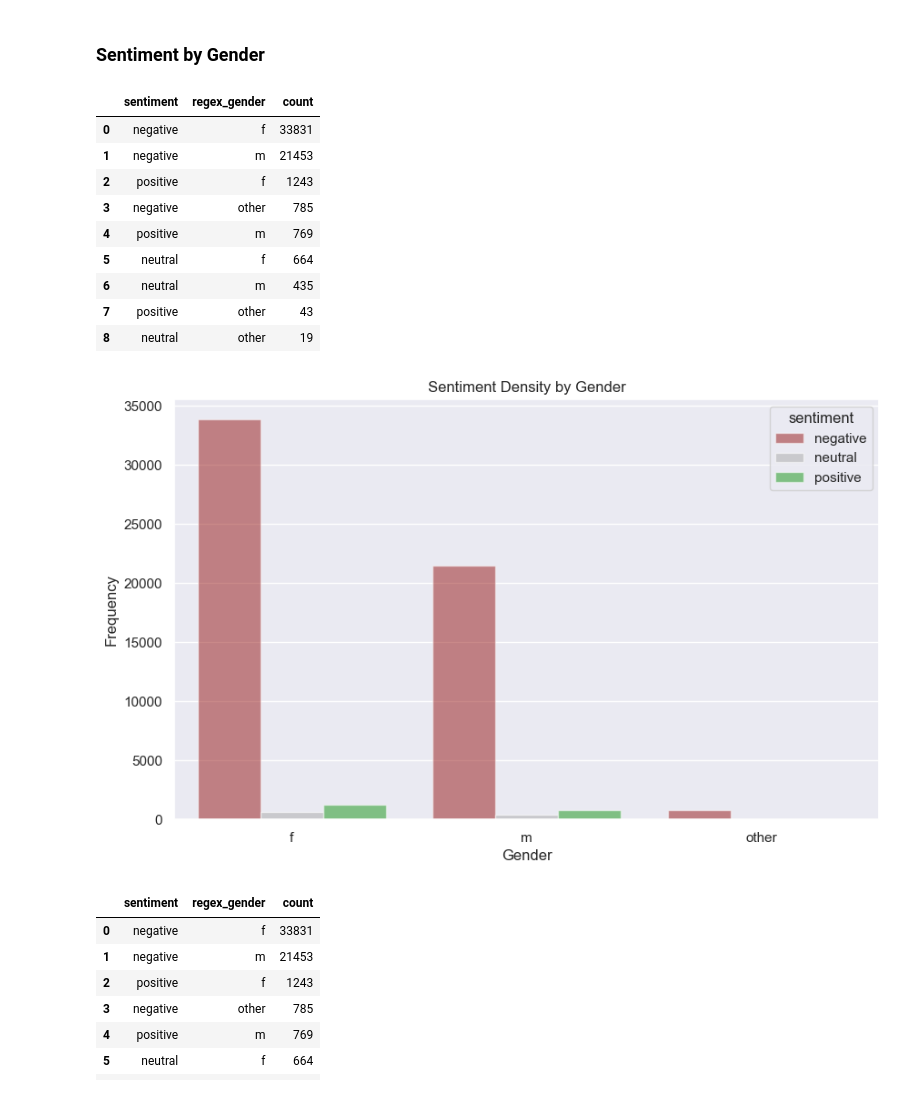
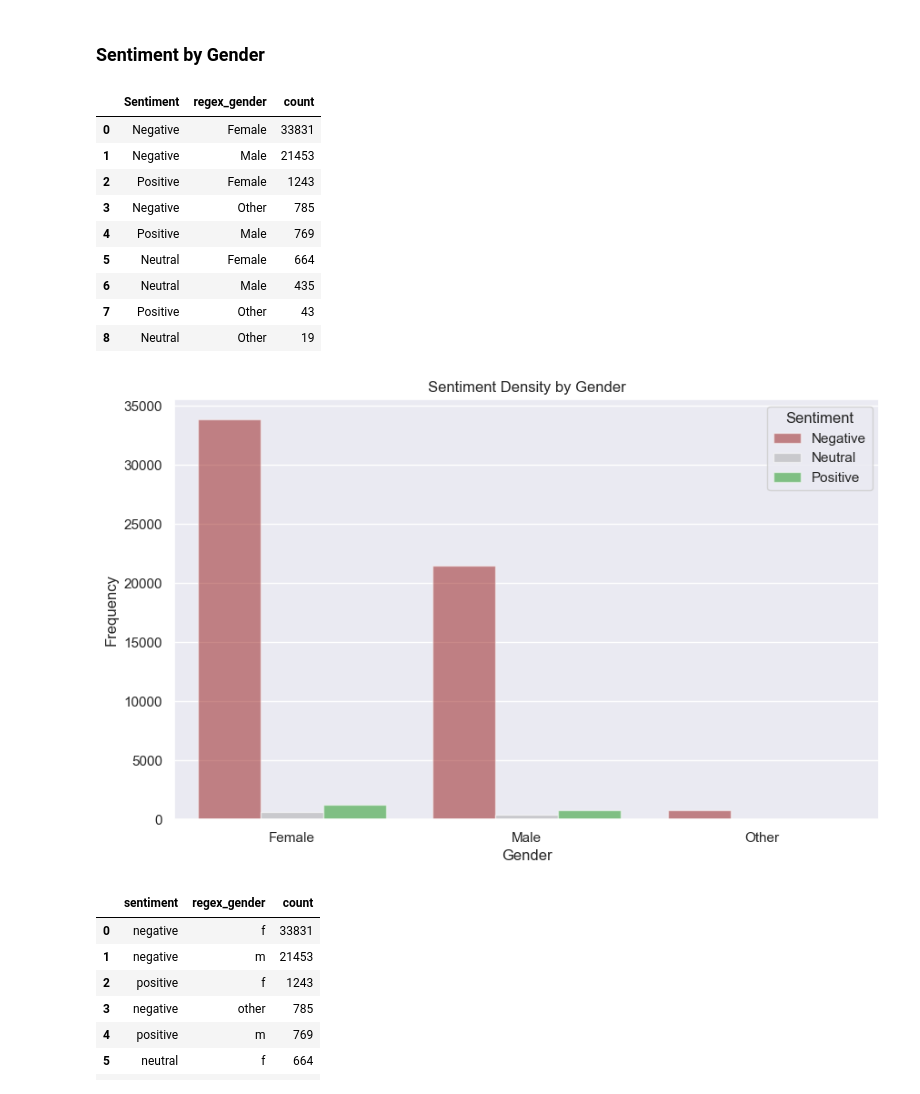
Before and after one commit to gu-dsan6000/fall-2023-reddit-project-team-17, a Jupyter notebook: code/project-nlp/project-nlp-predicting-subreddits-vis.ipynb, the cells around one changed output. Cells and saved outputs as stored; diff of their text form; code cells hidden in the pictures.

Commit message:
committing updated plots and more organized ML section

```diff
--- a/code/project-nlp/project-nlp-predicting-subreddits-vis.ipynb
+++ b/code/project-nlp/project-nlp-predicting-subreddits-vis.ipynb
@@ -24,3 +11,13 @@ submission_age_gender_sentiment.loc[~submission_age_gender_sentiment['regex_gend
+# %%
+submission_age_gender_sentiment = pd.read_csv("../../data/nlp-data/submission_age_gender_sentiment_new.csv")
+submission_age_gender_sentiment.loc[~submission_age_gender_sentiment['regex_gender'].isin(['m', 'f']), 'regex_gender'] = 'Other'
+
+submission_age_gender_sentiment['regex_gender'] = submission_age_gender_sentiment['regex_gender'].replace({'m': 'Male',
+                                                                                                           'f': 'Female'})
+submission_age_gender_sentiment['sentiment'] = submission_age_gender_sentiment['sentiment'].replace({'positive': 'Positive',
+                                                                                                     'neutral': 'Neutral',
+                                                                                                     'negative': 'Negative'})
+submission_age_gender_sentiment = submission_age_gender_sentiment.rename(columns = {'sentiment': 'Sentiment'})
 # %% [markdown]
 ### Sentiment by Age
 # %%
@@ -38,34 +35,34 @@ plt.show()
 # %% [markdown]
 ### Sentiment by Gender
 # %%
-df = pd.DataFrame(submission_age_gender_sentiment[['sentiment', 'regex_gender']].value_counts()).reset_index()
-df.columns = ['sentiment', 'regex_gender', 'count']
+df = pd.DataFrame(submission_age_gender_sentiment[['Sentiment', 'regex_gender']].value_counts()).reset_index()
+df.columns = ['Sentiment', 'regex_gender', 'count']
 df
 # %% [output]
-|  | sentiment | regex_gender | count |
-| 0 | negative | f | 33831 |
-| 1 | negative | m | 21453 |
-| 2 | positive | f | 1243 |
-| 3 | negative | other | 785 |
-| 4 | positive | m | 769 |
-| 5 | neutral | f | 664 |
-| 6 | neutral | m | 435 |
-| 7 | positive | other | 43 |
-| 8 | neutral | other | 19 |
+|  | Sentiment | regex_gender | count |
+| 0 | Negative | Female | 33831 |
+| 1 | Negative | Male | 21453 |
+| 2 | Positive | Female | 1243 |
+| 3 | Negative | Other | 785 |
+| 4 | Positive | Male | 769 |
+| 5 | Neutral | Female | 664 |
+| 6 | Neutral | Male | 435 |
+| 7 | Positive | Other | 43 |
+| 8 | Neutral | Other | 19 |
 # %%
 sns.set_theme()
 
-palette = dict(negative = '#aa0000', neutral = '#aaaaaa', positive = '#00aa00')
+palette = dict(Negative = '#aa0000', Neutral = '#aaaaaa', Positive = '#00aa00')
 
 fig, ax = plt.subplots(1, 1, figsize = (10, 6))
 sns.barplot(
-    data = df, x = 'regex_gender', y = 'count', hue = 'sentiment', hue_order = ['negative', 'neutral', 'positive'],
+    data = df, x = 'regex_gender', y = 'count', hue = 'Sentiment', hue_order = ['Negative', 'Neutral', 'Positive'],
     palette = palette, alpha = 0.5, ax = ax)
 ax.set_xlabel('Gender'); ax.set_ylabel('Frequency'); ax.set_title('Sentiment Density by Gender')
 plt.savefig('../../website-source/img/nlp-plots/predicting-subreddits-density-gender.png')
 plt.show()
 # %% [output]
-[figure, old version]
+[figure, new version]
 # %%
 df = pd.DataFrame(submission_age_gender_sentiment[['sentiment', 'regex_gender']].value_counts()).reset_index()
 df.columns = ['sentiment', 'regex_gender', 'count']
```
Also changed, not shown: parts of 3 cells of this notebook, 13 other files.
